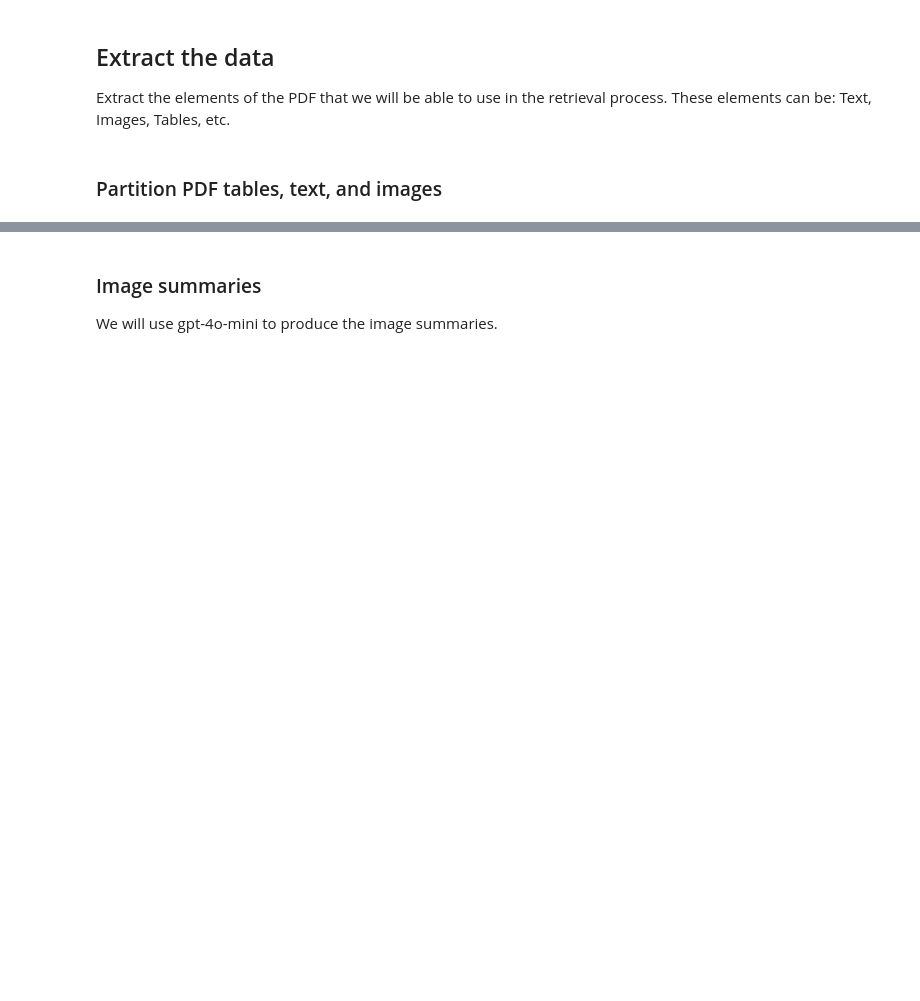
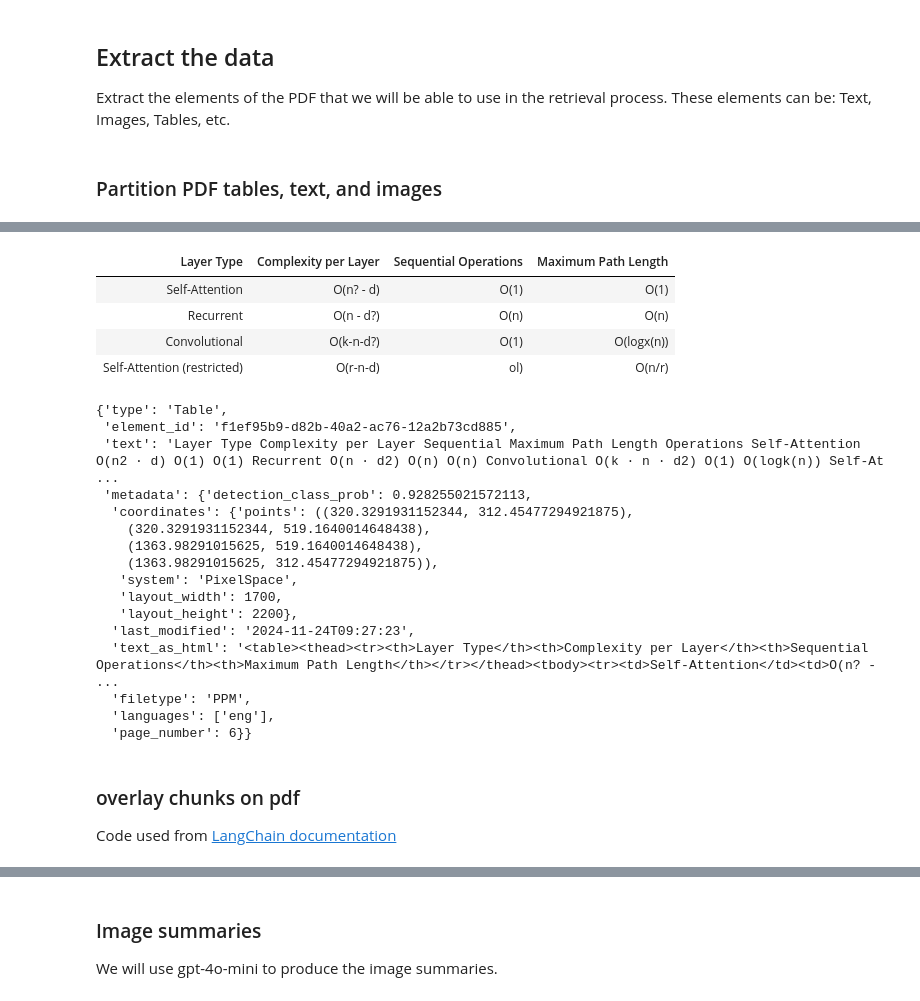
Before and after one commit to ravikothari510/mutisource-pdf-query, a Jupyter notebook: langchain-multimodal.ipynb, the cells around one changed output, grey strips where cells are left out. Drawn from its saved outputs; the diff is of its cells as text; code cells hidden in the pictures; blank space fills up the shorter version.

```diff
--- a/langchain-multimodal.ipynb
+++ b/langchain-multimodal.ipynb
@@ -47,0 +44,34 @@ chunks[3].metadata.orig_elements
+# %%
+# Number of instances for each elements, and seperate text, img and Tables
+print(f'Number of Chunks {len(chunks)}')
+chunk_type = set([str(type(el)) for el in chunks])
+print(f'Type of chunk{chunk_type}')
+
+
+# Collect Tables, Texts and Images -> fed to summerizer
+tables = [] # as html
+images = [] # as base64
+texts = []  # str of a complete chunk
+
+el_dict = {}
+total_elements = 0
+
+for cnt, ch in enumerate(chunks):
+    texts.append(ch)
+    for el in ch.metadata.orig_elements:
+        total_elements += 1
+
+        if el.category == 'Image':
+            images.append(el.metadata.image_base64)
+        elif el.category == 'Table':
+            tables.append(el.metadata.text_as_html)
+        else:
+            pass
+
+        if el.category not in el_dict.keys():
+            el_dict[el.category] = {'count':1, 'eg':el.to_dict()}
+        else:
+            el_dict[el.category]['count'] += 1
+
+for key, value in el_dict.items():
+    print(f"Element Type {key}, Number of instance {value['count']}")
@@ -95,0 +146,31 @@ display_base64_image(images[0])
+# %%
+# Display Tables
+from IPython.display import HTML, display
+
+display(HTML(el_dict['Table']['eg']['metadata']['text_as_html']))
+el_dict['Table']['eg']
+# %% [output]
+| Layer Type | Complexity per Layer | Sequential Operations | Maximum Path Length |
+| Self-Attention | O(n? - d) | O(1) | O(1) |
+| Recurrent | O(n - d?) | O(n) | O(n) |
+| Convolutional | O(k-n-d?) | O(1) | O(logx(n)) |
+| Self-Attention (restricted) | O(r-n-d) | ol) | O(n/r) |
+{'type': 'Table',
+ 'element_id': 'f1ef95b9-d82b-40a2-ac76-12a2b73cd885',
+ 'text': 'Layer Type Complexity per Layer Sequential Maximum Path Length Operations Self-Attention O(n2 · d) O(1) O(1) Recurrent O(n · d2) O(n) O(n) Convolutional O(k · n · d2) O(1) O(logk(n)) Self-At ...
+ 'metadata': {'detection_class_prob': 0.928255021572113,
+  'coordinates': {'points': ((320.3291931152344, 312.45477294921875),
+    (320.3291931152344, 519.1640014648438),
+    (1363.98291015625, 519.1640014648438),
+    (1363.98291015625, 312.45477294921875)),
+   'system': 'PixelSpace',
+   'layout_width': 1700,
+   'layout_height': 2200},
+  'last_modified': '2024-11-24T09:27:23',
+  'text_as_html': '<table><thead><tr><th>Layer Type</th><th>Complexity per Layer</th><th>Sequential Operations</th><th>Maximum Path Length</th></tr></thead><tbody><tr><td>Self-Attention</td><td>O(n? - ...
+  'filetype': 'PPM',
+  'languages': ['eng'],
+  'page_number': 6}}
+# %% [markdown]
+### overlay chunks on pdf
+Code used from [LangChain documentation](https://python.langchain.com/docs/how_to/document_loader_pdf/)
```
Also changed, not shown: parts of 37 cells of this notebook, 13 other files.
